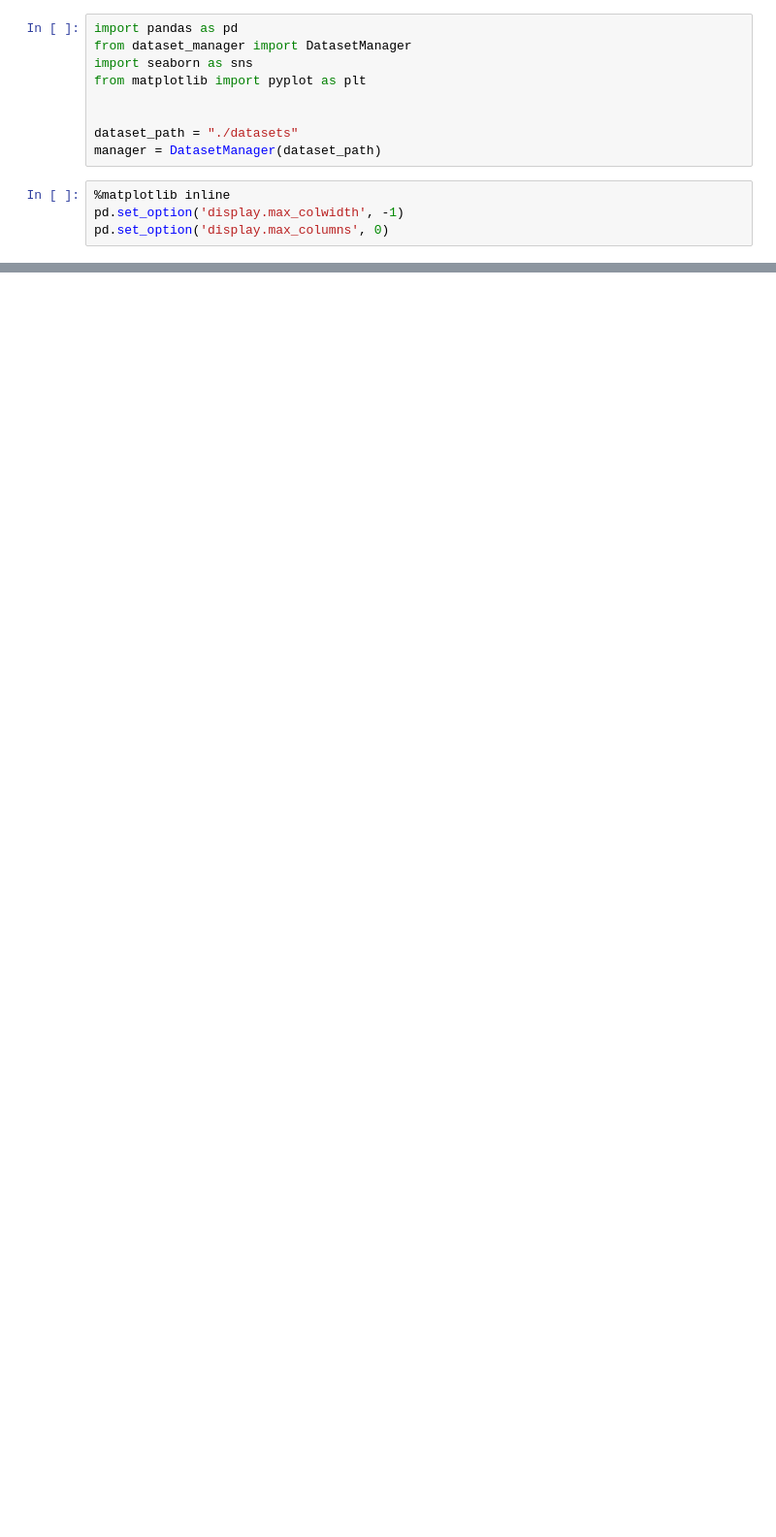
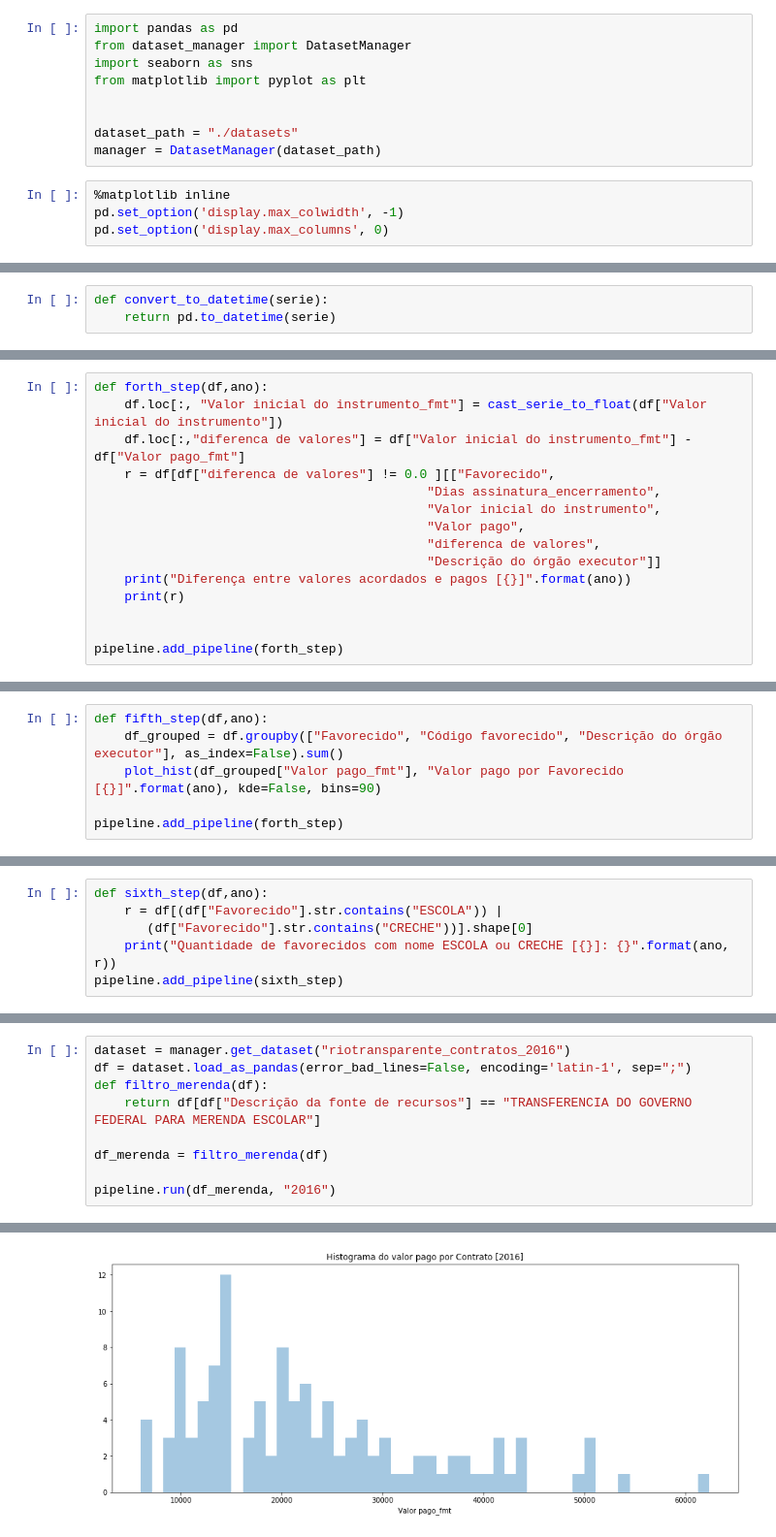
Before and after one commit to sbouchardet/inf2420, a Jupyter notebook: Explore Merenda Creches RioTransparente.ipynb, the cells around one changed output, grey strips where cells are left out. Shown at 97% size. Drawn from its saved outputs; the diff is of its cells as text; blank space fills up the shorter version.

Commit message:
Merenda

```diff
--- a/Explore Merenda Creches RioTransparente.ipynb
+++ b/Explore Merenda Creches RioTransparente.ipynb
@@ -259,0 +61,3 @@ df_merenda[df_merenda["Favorecido"].str.contains("ESCOLA")]
+# %%
+def convert_to_datetime(serie):
+    return pd.to_datetime(serie)
@@ -259,0 +90,15 @@ df_merenda[df_merenda["Favorecido"].str.contains("ESCOLA")]
+# %%
+def forth_step(df,ano):
+    df.loc[:, "Valor inicial do instrumento_fmt"] = cast_serie_to_float(df["Valor inicial do instrumento"])
+    df.loc[:,"diferenca de valores"] = df["Valor inicial do instrumento_fmt"] - df["Valor pago_fmt"]
+    r = df[df["diferenca de valores"] != 0.0 ][["Favorecido",
+                                            "Dias assinatura_encerramento",
+                                            "Valor inicial do instrumento",
+                                            "Valor pago",
+                                            "diferenca de valores",
+                                            "Descrição do órgão executor"]]
+    print("Diferença entre valores acordados e pagos [{}]".format(ano))
+    print(r)
+
+
+pipeline.add_pipeline(forth_step)
@@ -259,0 +107,6 @@ df_merenda[df_merenda["Favorecido"].str.contains("ESCOLA")]
+# %%
+def fifth_step(df,ano):
+    df_grouped = df.groupby(["Favorecido", "Código favorecido", "Descrição do órgão executor"], as_index=False).sum()
+    plot_hist(df_grouped["Valor pago_fmt"], "Valor pago por Favorecido [{}]".format(ano), kde=False, bins=90)
+
+pipeline.add_pipeline(forth_step)
@@ -259,0 +115,6 @@ df_merenda[df_merenda["Favorecido"].str.contains("ESCOLA")]
+# %%
+def sixth_step(df,ano):
+    r = df[(df["Favorecido"].str.contains("ESCOLA")) |
+       (df["Favorecido"].str.contains("CRECHE"))].shape[0]
+    print("Quantidade de favorecidos com nome ESCOLA ou CRECHE [{}]: {}".format(ano, r))
+pipeline.add_pipeline(sixth_step)
@@ -259,0 +123,10 @@ df_merenda[df_merenda["Favorecido"].str.contains("ESCOLA")]
+# %%
+dataset = manager.get_dataset("riotransparente_contratos_2016")
+df = dataset.load_as_pandas(error_bad_lines=False, encoding='latin-1', sep=";")
+def filtro_merenda(df):
+    return df[df["Descrição da fonte de recursos"] == "TRANSFERENCIA DO GOVERNO FEDERAL PARA MERENDA ESCOLAR"]
+
+df_merenda = filtro_merenda(df)
+
+pipeline.run(df_merenda, "2016")
+# %% [output]
@@ -259,0 +162 @@ df_merenda[df_merenda["Favorecido"].str.contains("ESCOLA")]
+[figure, added]
```
Also changed, not shown: parts of 52 cells of this notebook.
